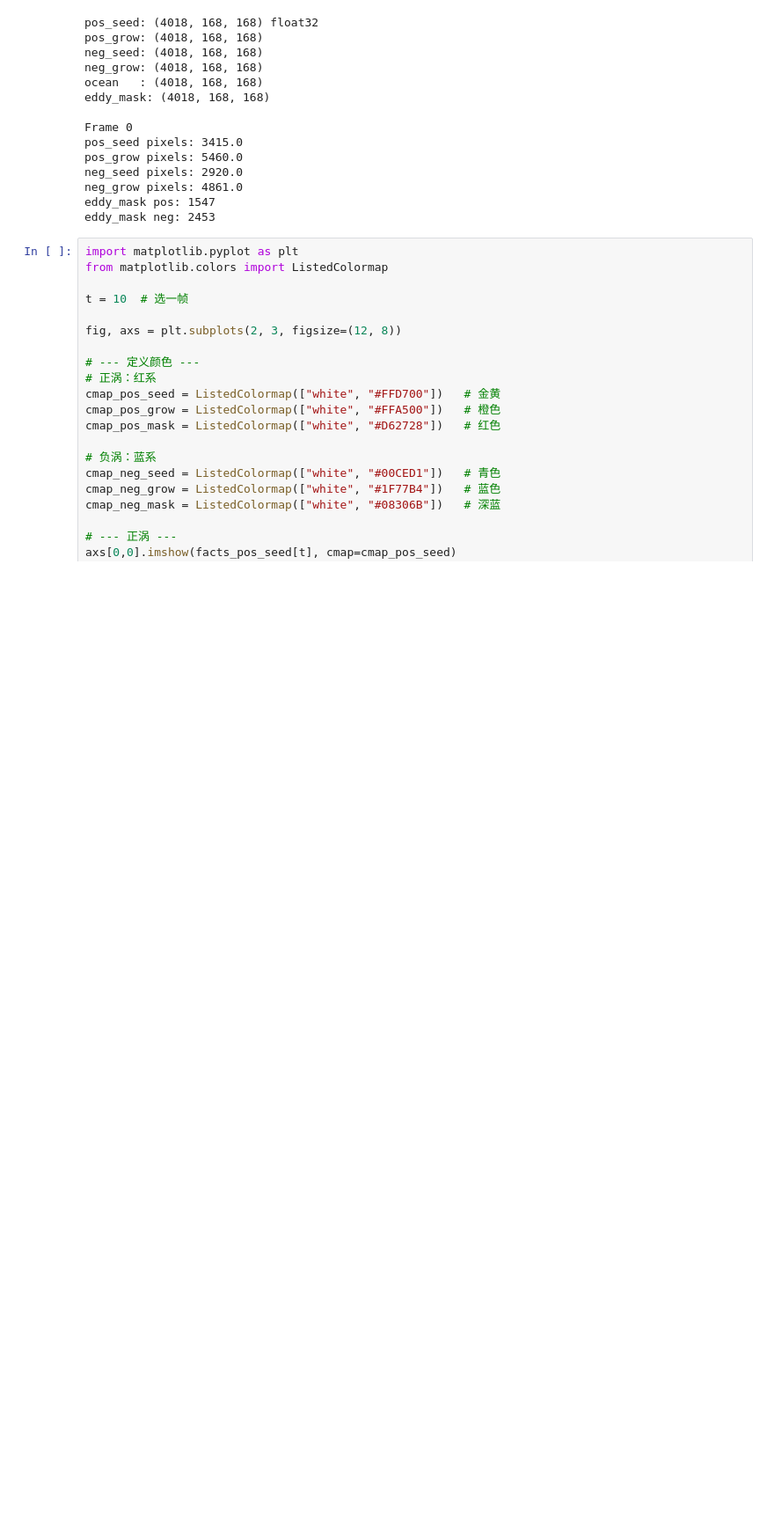
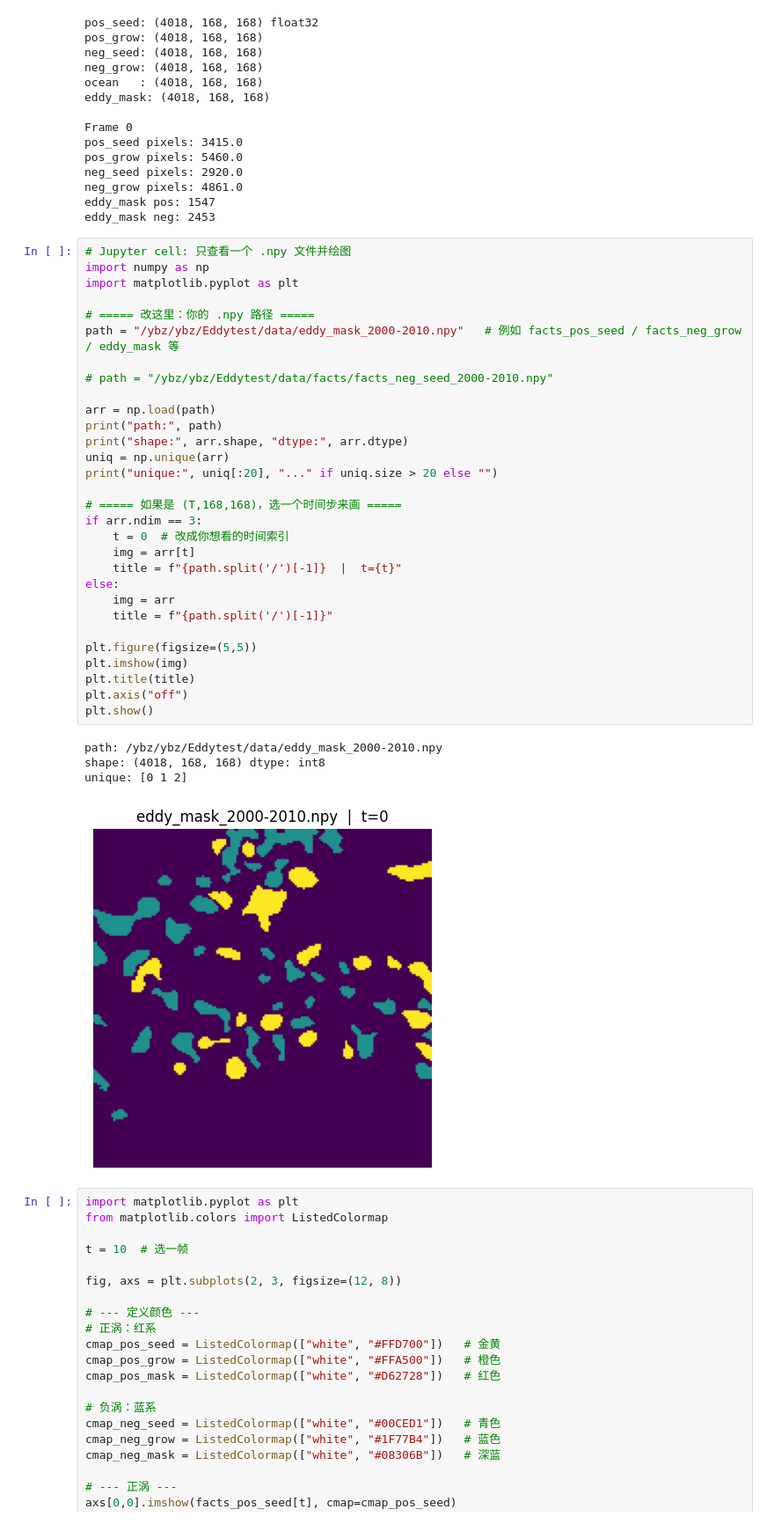
Before and after one commit to undoubtable/Eddytest, a Jupyter notebook: Code_test/test.ipynb, the cells around one changed output. Shown at 88% size. Drawn from its saved outputs; the diff is of its cells as text; blank space fills up the shorter version.

```diff
--- a/Code_test/test.ipynb
+++ b/Code_test/test.ipynb
@@ -41,6 +41,41 @@ neg_seed pixels: 2920.0
 neg_grow pixels: 4861.0
 eddy_mask pos: 1547
 eddy_mask neg: 2453
+# %%
+# Jupyter cell: 只查看一个 .npy 文件并绘图
+import numpy as np
+import matplotlib.pyplot as plt
+
+# ===== 改这里：你的 .npy 路径 =====
+path = "/ybz/ybz/Eddytest/data/eddy_mask_2000-2010.npy"   # 例如 facts_pos_seed / facts_neg_grow / eddy_mask 等
+
+# path = "/ybz/ybz/Eddytest/data/facts/facts_neg_seed_2000-2010.npy"
+
+arr = np.load(path)
+print("path:", path)
+print("shape:", arr.shape, "dtype:", arr.dtype)
+uniq = np.unique(arr)
+print("unique:", uniq[:20], "..." if uniq.size > 20 else "")
+
+# ===== 如果是 (T,168,168)，选一个时间步来画 =====
+if arr.ndim == 3:
+    t = 0  # 改成你想看的时间索引
+    img = arr[t]
+    title = f"{path.split('/')[-1]}  |  t={t}"
+else:
+    img = arr
+    title = f"{path.split('/')[-1]}"
+
+plt.figure(figsize=(5,5))
+plt.imshow(img)
+plt.title(title)
+plt.axis("off")
+plt.show()
+# %% [output]
+path: /ybz/ybz/Eddytest/data/eddy_mask_2000-2010.npy
+shape: (4018, 168, 168) dtype: int8
+unique: [0 1 2]
+[figure, added]
 # %%
 import matplotlib.pyplot as plt
 from matplotlib.colors import ListedColormap
```
Also changed, not shown: 1 other file.
